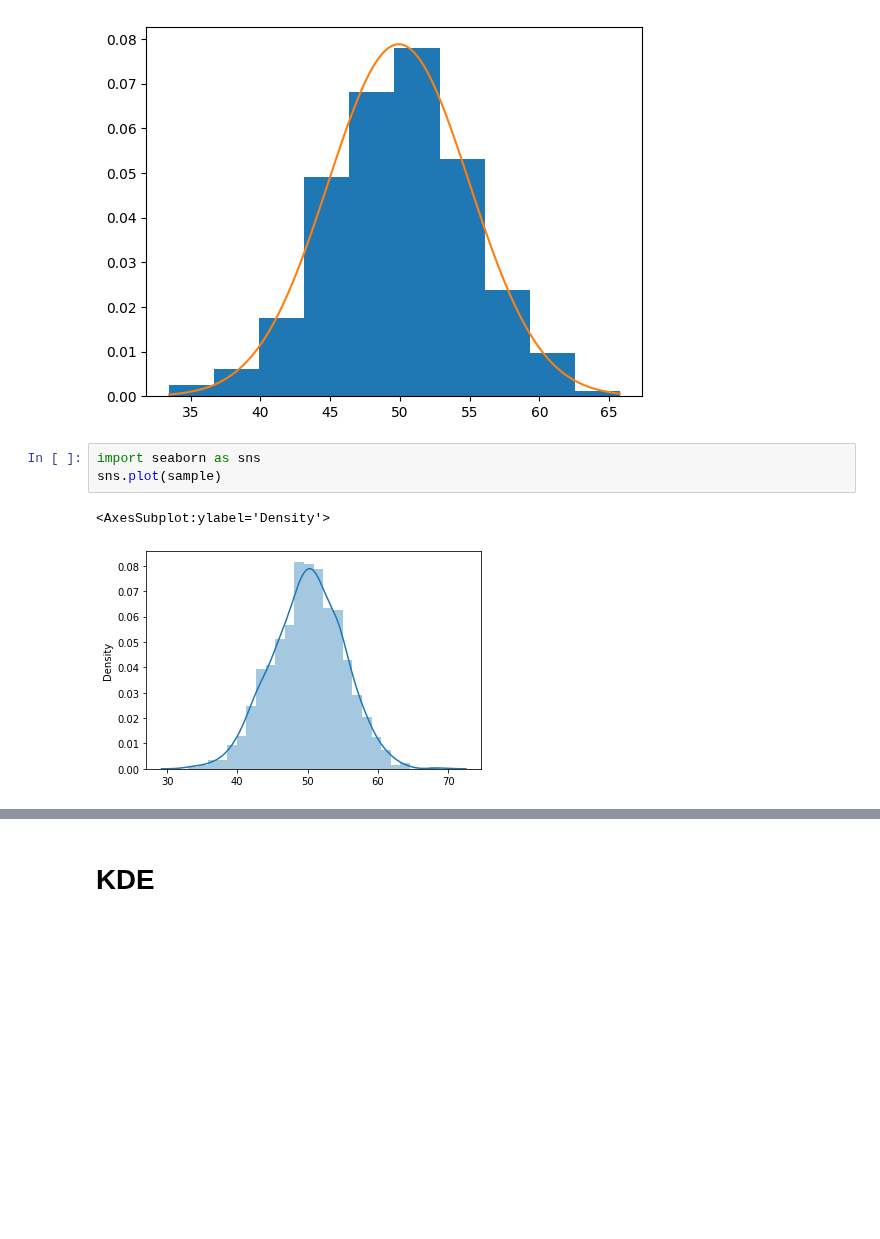
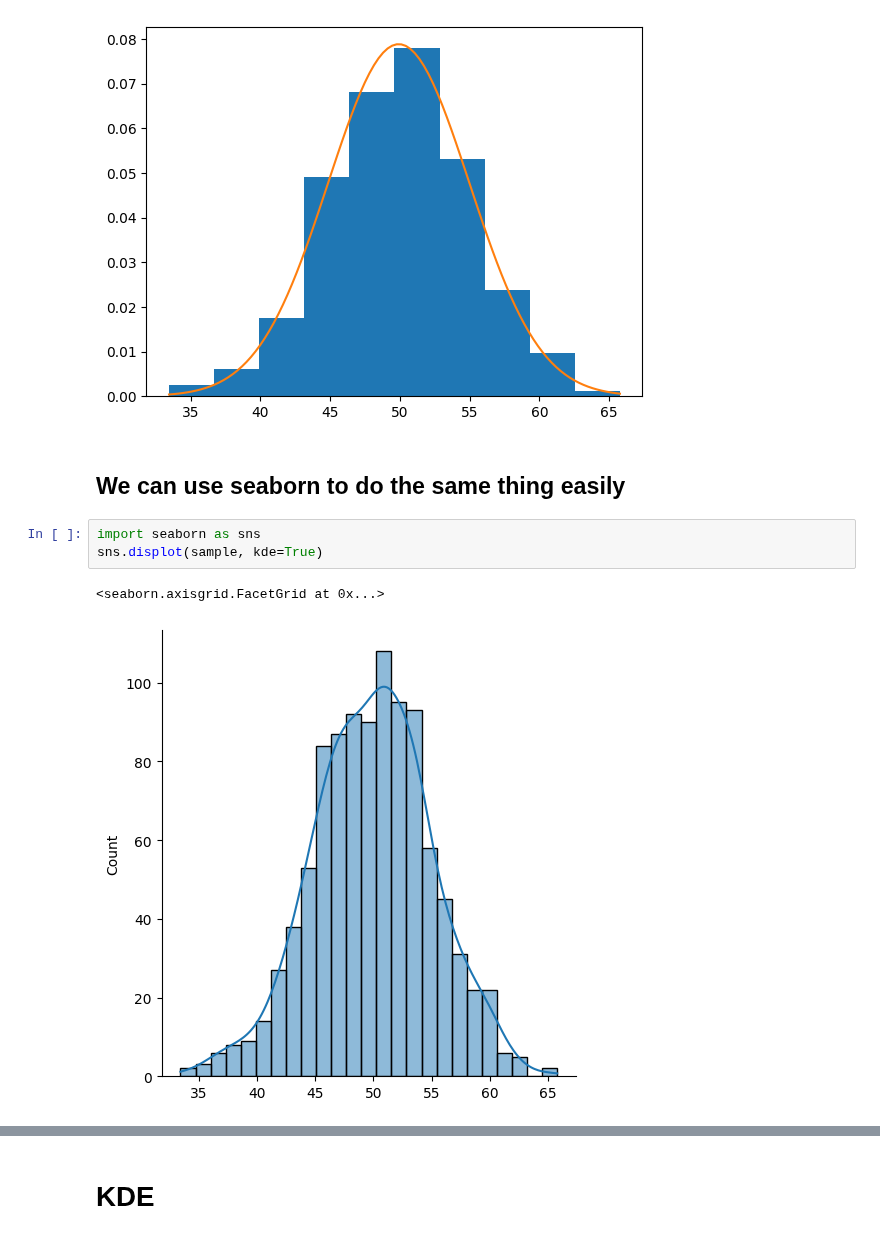
Before and after one commit to sourabhms66/statistics, a Jupyter notebook: session_40.ipynb, the cells around one changed output, grey strips where cells are left out. Cells and saved outputs as stored; diff of their text form; blank space fills up the shorter version.

```diff
--- a/session_40.ipynb
+++ b/session_40.ipynb
@@ -307,9 +307,11 @@ plt.plot(values,probability_densities)
 # %% [output]
 [<matplotlib.lines.Line2D at 0x...>]
 [figure]
+# %% [markdown]
+## We can use seaborn to do the same thing easily
 # %%
 import seaborn as sns
-sns.plot(sample)
+sns.displot(sample, kde=True)
 # %% [output]
-<AxesSubplot:ylabel='Density'>
+<seaborn.axisgrid.FacetGrid at 0x...>
-[figure, old version]
+[figure, new version]
```
Also changed, not shown: parts of 1 cell of this notebook.
